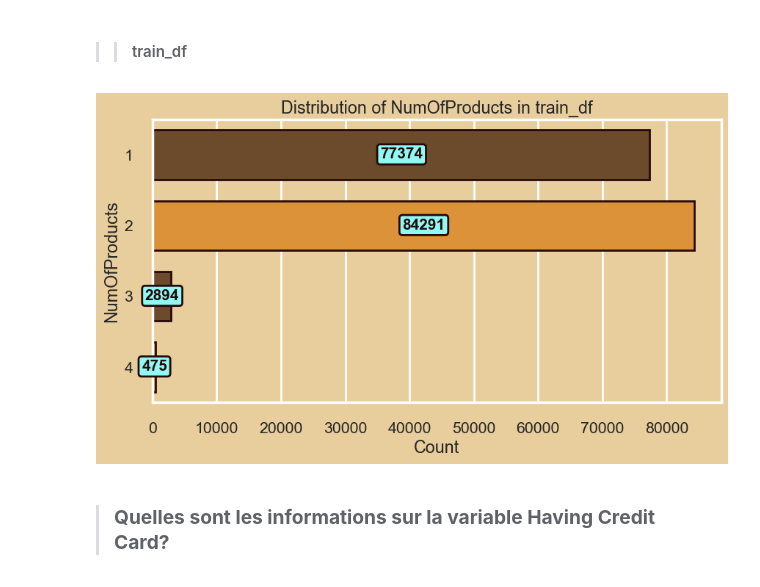
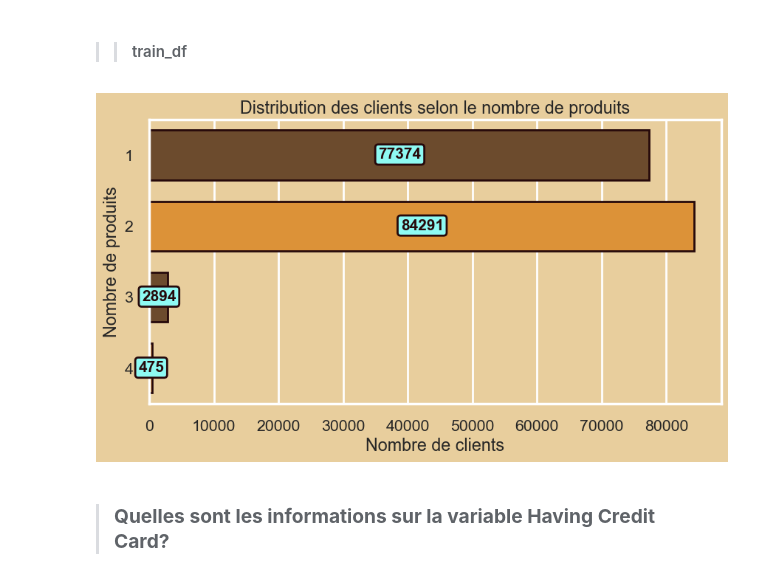
Before and after one commit to JODRAFF9/ProjetV2, a Jupyter notebook: code/churn_01_analyse.ipynb, the cells around one changed output. Saved outputs shown, nothing was run; the diff lists cells and outputs as text; code cells hidden in the pictures.

```diff
--- a/code/churn_01_analyse.ipynb
+++ b/code/churn_01_analyse.ipynb
@@ -581,21 +550,21 @@ plt.show()
 # %%
 fig = plt.figure(figsize=(10, 5))
 
 p = sns.countplot(y="NumOfProducts", data=train_df, palette=palette[0:2]
                   , edgecolor='#26090b', linewidth=2, width=0.7)
 
 # Add text on top of the bars
 for container in p.containers:
     plt.bar_label(container, label_type="center", color='#26090b', fontsize=15, weight='bold', padding=6, position=(0.5, 0.5),
                   bbox={"boxstyle": "round", "pad": 0.2, "facecolor": "#8efaf3", "edgecolor": '#26090b', "linewidth": 2, "alpha": 1})
 
-plt.title("Distribution de la variable NumOfProducts")
-plt.xlabel("Count")
-plt.ylabel("NumOfProducts")
+plt.title("Distribution des clients selon le nombre de produits")
+plt.xlabel("Nombre de clients")
+plt.ylabel("Nombre de produits")
 
 plt.show()
 # %% [output]
-[figure, old version]
+[figure, new version]
 # %% [markdown]
 > ### **Quelles sont les informations sur la variable Having Credit Card?**
 # %% [markdown]
```
Also changed, not shown: parts of 23 cells of this notebook.
